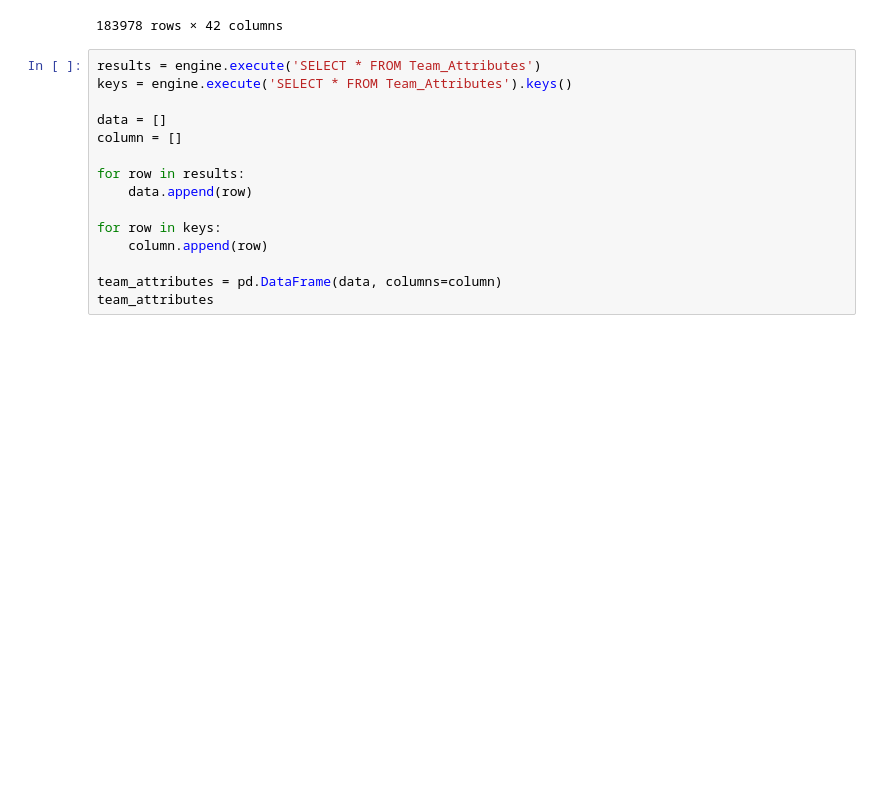
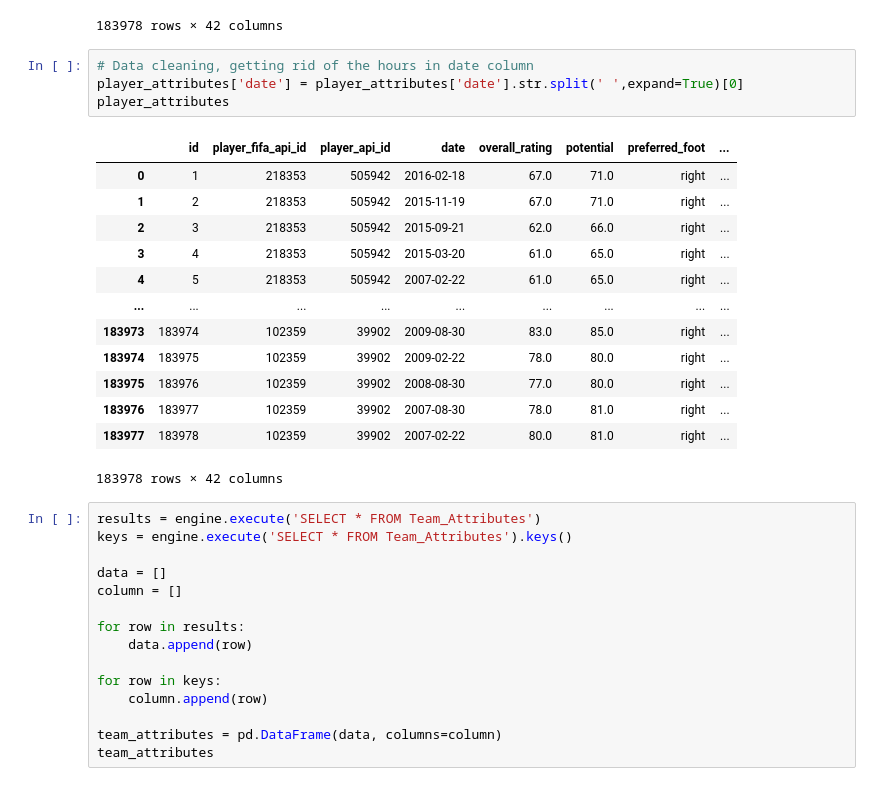
Before and after one commit to JaviPardox/ETL, a Jupyter notebook: Soccer_data.ipynb, the cells around one changed output. Saved outputs shown, nothing was run; the diff lists cells and outputs as text; blank space fills up the shorter version.

```diff
--- a/Soccer_data.ipynb
+++ b/Soccer_data.ipynb
@@ -301,6 +370,24 @@ player_attributes
 | 183976 | 183977 | 102359 | 39902 | 2007-08-30 00:00:00 | 78.0 | 81.0 | right | ... |
 | 183977 | 183978 | 102359 | 39902 | 2007-02-22 00:00:00 | 80.0 | 81.0 | right | ... |
 183978 rows × 42 columns
+# %%
+# Data cleaning, getting rid of the hours in date column
+player_attributes['date'] = player_attributes['date'].str.split(' ',expand=True)[0]
+player_attributes
+# %% [output]
+|  | id | player_fifa_api_id | player_api_id | date | overall_rating | potential | preferred_foot | ... |
+| 0 | 1 | 218353 | 505942 | 2016-02-18 | 67.0 | 71.0 | right | ... |
+| 1 | 2 | 218353 | 505942 | 2015-11-19 | 67.0 | 71.0 | right | ... |
+| 2 | 3 | 218353 | 505942 | 2015-09-21 | 62.0 | 66.0 | right | ... |
+| 3 | 4 | 218353 | 505942 | 2015-03-20 | 61.0 | 65.0 | right | ... |
+| 4 | 5 | 218353 | 505942 | 2007-02-22 | 61.0 | 65.0 | right | ... |
+| ... | ... | ... | ... | ... | ... | ... | ... | ... |
+| 183973 | 183974 | 102359 | 39902 | 2009-08-30 | 83.0 | 85.0 | right | ... |
+| 183974 | 183975 | 102359 | 39902 | 2009-02-22 | 78.0 | 80.0 | right | ... |
+| 183975 | 183976 | 102359 | 39902 | 2008-08-30 | 77.0 | 80.0 | right | ... |
+| 183976 | 183977 | 102359 | 39902 | 2007-08-30 | 78.0 | 81.0 | right | ... |
+| 183977 | 183978 | 102359 | 39902 | 2007-02-22 | 80.0 | 81.0 | right | ... |
+183978 rows × 42 columns
 # %%
 results = engine.execute('SELECT * FROM Team_Attributes')
 keys = engine.execute('SELECT * FROM Team_Attributes').keys()
```
Also changed, not shown: parts of 15 cells of this notebook.
